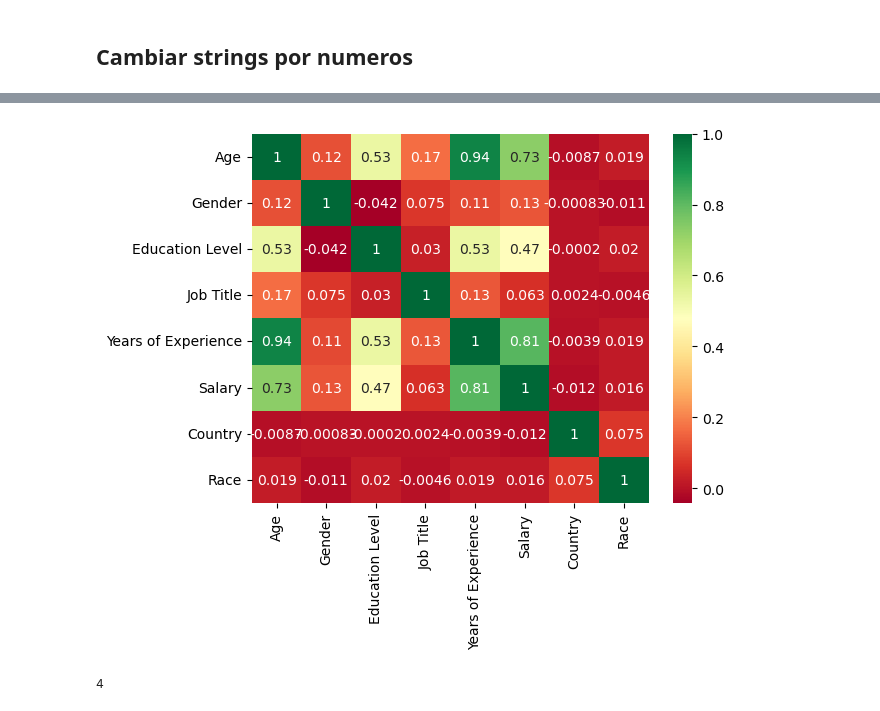
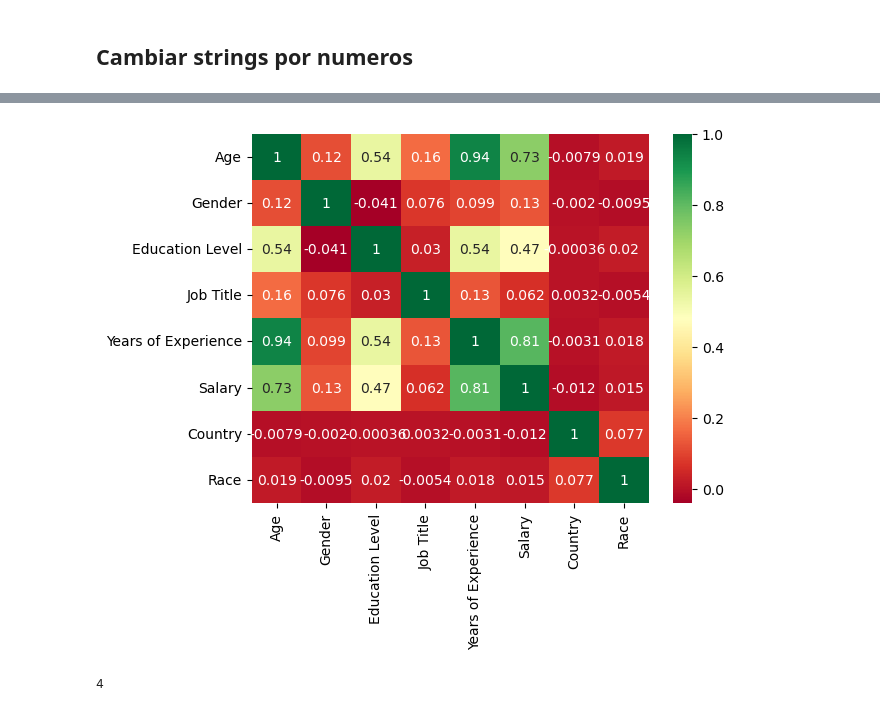
Before and after one commit to xavierzg/Salary_Data_Based_country_and_race, a Jupyter notebook: Untitled-checkpoint.ipynb, the cells around one changed output, grey strips where cells are left out. Cells and saved outputs as stored; diff of their text form; code cells hidden in the pictures.

```diff
--- a/Untitled-checkpoint.ipynb
+++ b/Untitled-checkpoint.ipynb
@@ -38,4 +38,4 @@ print('Los valores nulos en cada columna son: ', valores_nulos)
 # %% [output]
 Los valores nulos en cada columna son:  [0, 2, 2, 3, 2, 3, 5, 0, 0]
 # %%
-data_new = data
+data_new = data.copy()
@@ -42,3 +44,5 @@ data_new = data
 # %%
-data
+print(pd.get_dummies(data_new['Education Level']).columns.values)
+data_new['Education Level'] = data_new['Education Level'].replace(['phD'], ['PhD'])
+print(pd.get_dummies(data_new['Education Level']).columns.values)
 # %% [output]
@@ -94,0 +94,4 @@ data
+# %%
+print(pd.get_dummies(data['Gender']).columns.values)
+print('El numero de veces que aparece Ohter es', np.count_nonzero(data['Gender'] == 'Other'))
+data_new['Gender'] = data_new['Gender'].replace(2., None) #La variable Other fue ajustada tal que Other == 2., y aqui se reemplaza por NaN
@@ -95,8 +101,8 @@ data
 # %%
-data2 = datos
-data3 = data2.dropna(axis=0,how="any") #Elimina todos los NaN
-data4 = data3.drop('Unnamed: 0', axis = 1) #Elimina la primera columna
-data4
+data2 = data_new.copy()
+data2 = data2.dropna(axis=0,how="any") #Elimina todos los NaN
+data2 = data2.drop('Unnamed: 0', axis = 1) #Elimina la primera columna
+data2
 # %% [output]
 |  | Age | Gender | Education Level | Job Title | Years of Experience | Salary | Country | Race |
 | 0 | 32.0 | 1.0 | 0.0 | 177.0 | 5.0 | 90000.0 | 3 | 9 |
@@ -126,13 +132,13 @@ data4.describe()
 # %%
 import seaborn as sns
 def matrix_corr(data):
     correlation = data.corr()
     sns.heatmap(correlation, annot=True, cbar=True, cmap="RdYlGn")
 #Matriz de correlacion para los datos
 
-matrix_corr(data4)
+matrix_corr(data2)
 # %% [output]
-[figure, old version]
+[figure, new version]
 # %%
 2 + 2
 # %% [output]
```
Also changed, not shown: parts of 9 cells of this notebook.
